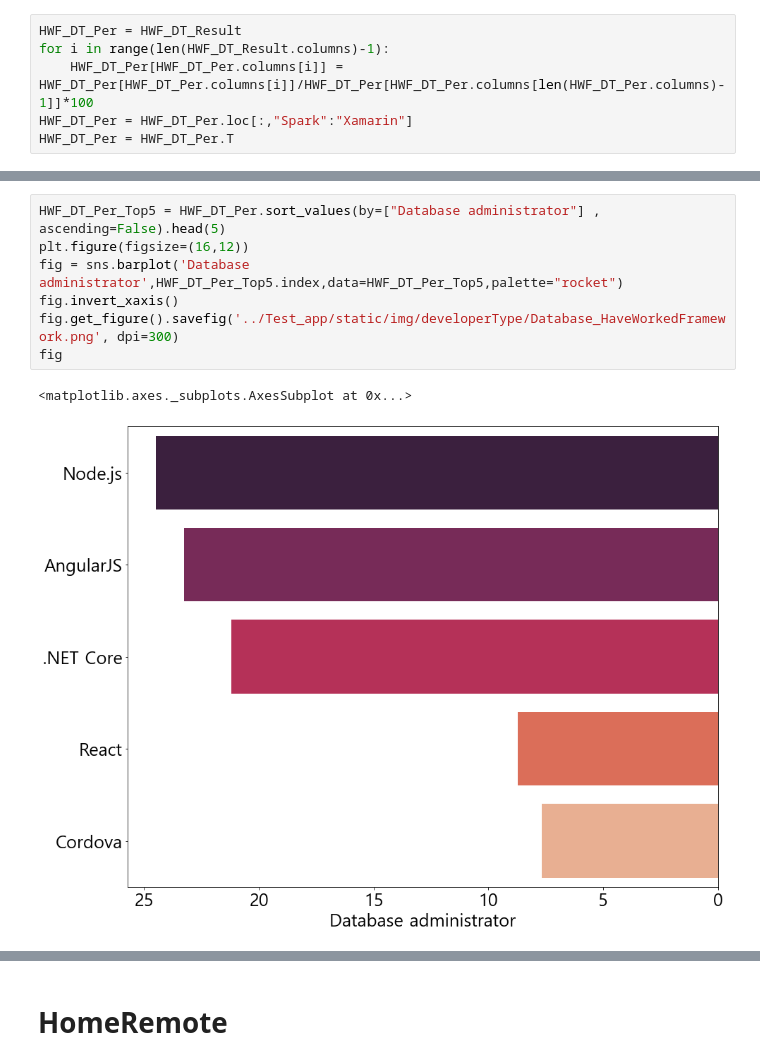
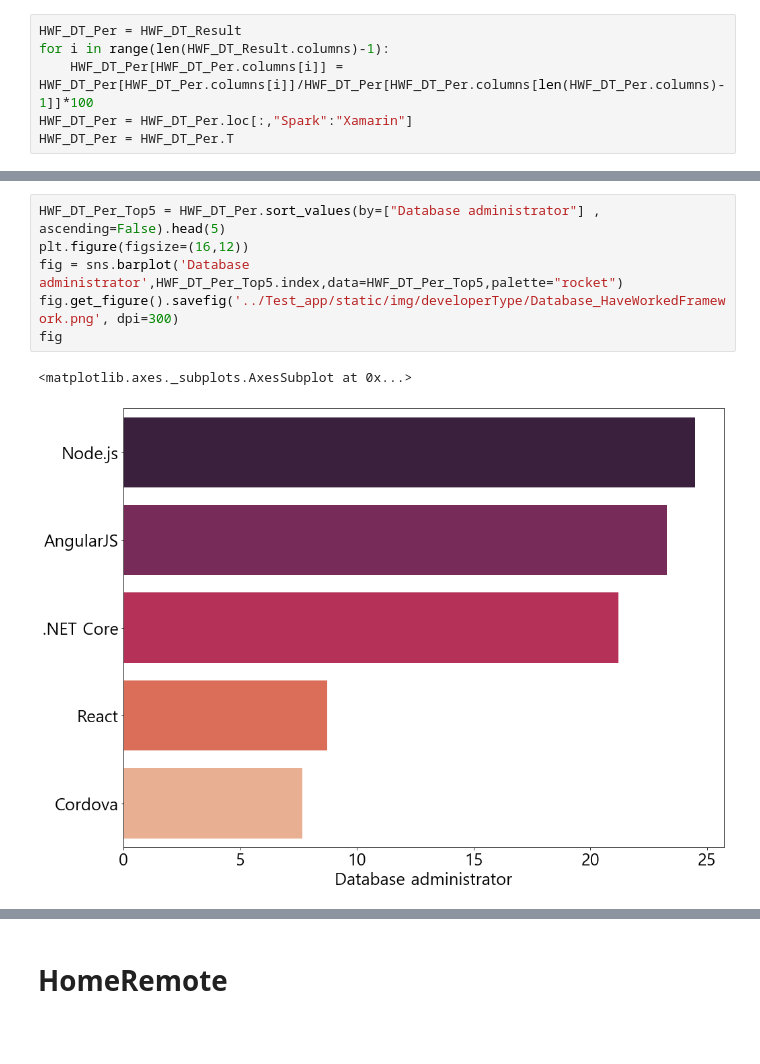
Before and after one commit to ydy1412/Acorn_flask, a Jupyter notebook: EDA/DeveloperType.ipynb, the cells around one changed output, grey strips where cells are left out. Cells and saved outputs as stored; diff of their text form; blank space fills up the shorter version.

```diff
--- a/EDA/DeveloperType.ipynb
+++ b/EDA/DeveloperType.ipynb
@@ -459,13 +441,12 @@ fig
 # %%
 HWF_DT_Per_Top5 = HWF_DT_Per.sort_values(by=["Database administrator"] , ascending=False).head(5)
 plt.figure(figsize=(16,12))
 fig = sns.barplot('Database administrator',HWF_DT_Per_Top5.index,data=HWF_DT_Per_Top5,palette="rocket")
-fig.invert_xaxis()
 fig.get_figure().savefig('../Test_app/static/img/developerType/Database_HaveWorkedFramework.png', dpi=300)
 fig
 # %% [output]
 <matplotlib.axes._subplots.AxesSubplot at 0x...>
-[figure, old version]
+[figure, new version]
 # %%
 HWF_DT_Per_Top5 = HWF_DT_Per.sort_values(by=["Data scientist"] , ascending=False).head(5)
 plt.figure(figsize=(16,12))
```
Also changed, not shown: parts of 20 cells of this notebook, 22 other files.
